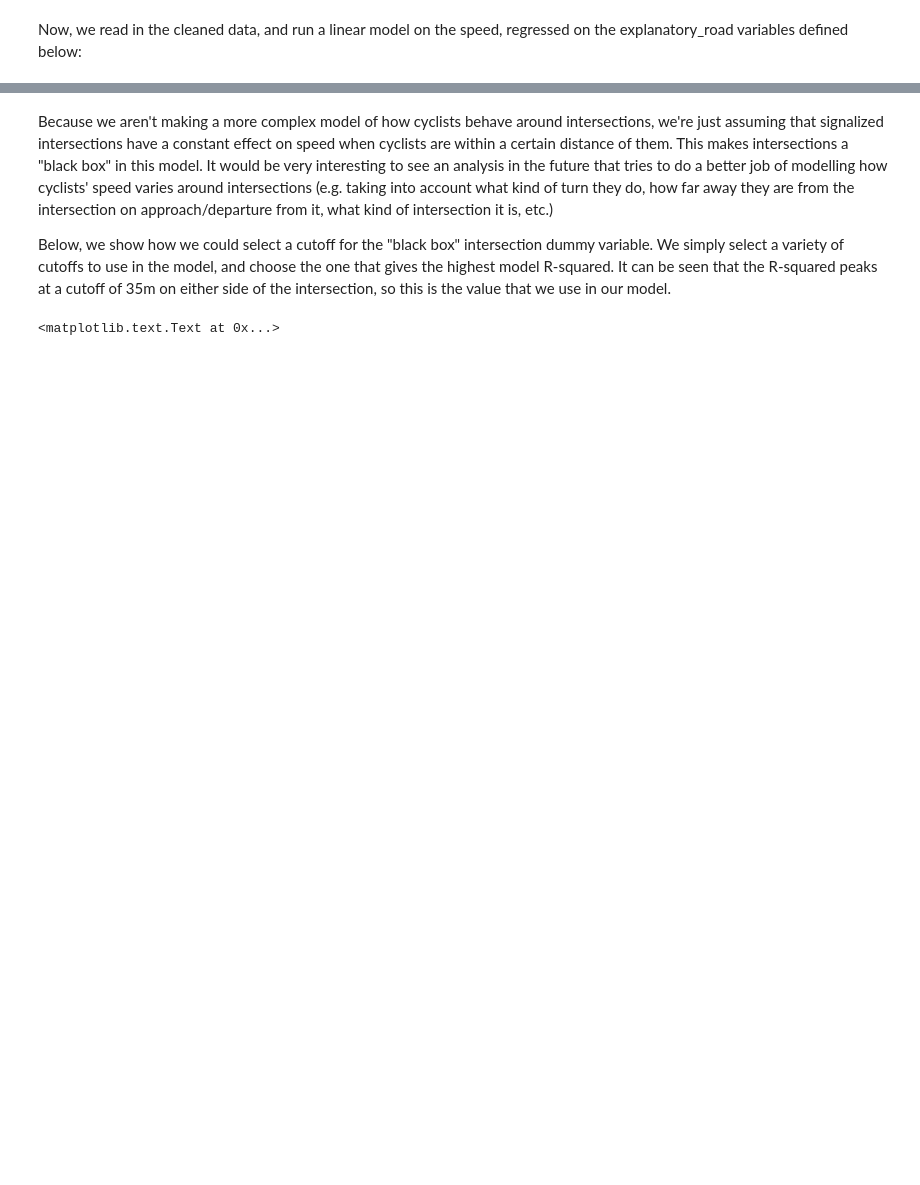
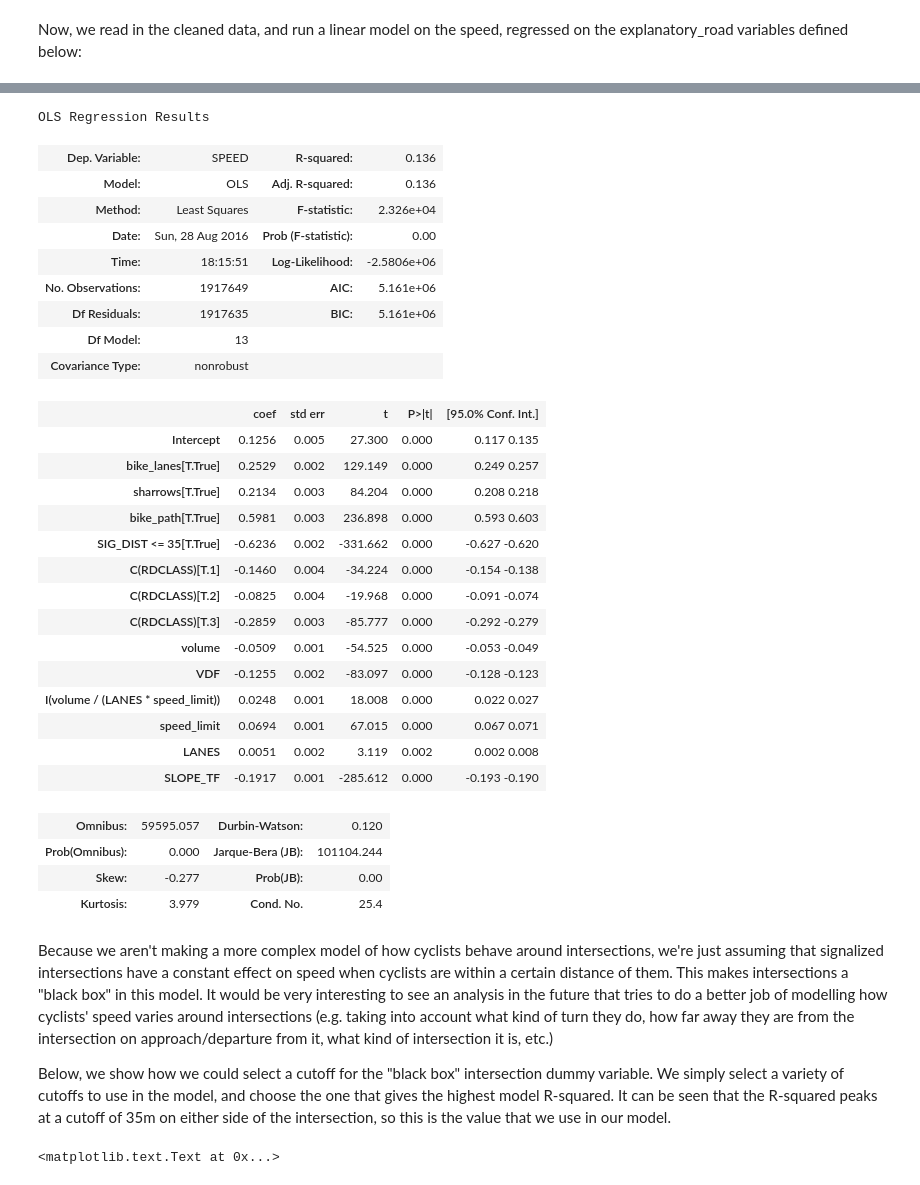
Before and after one commit to aclarry/toronto-cycling-speed-analysis, a Jupyter notebook: Speed Analysis.ipynb, the cells around one changed output, grey strips where cells are left out. Cells and saved outputs as stored; diff of their text form; code cells hidden in the pictures; blank space fills up the shorter version.

```diff
--- a/Speed Analysis.ipynb
+++ b/Speed Analysis.ipynb
@@ -88,6 +92,43 @@ OLS Regression Results
 | Prob(Omnibus): | 0.000 | Jarque-Bera (JB): | 101106.655 |
 | Skew: | -0.278 | Prob(JB): | 0.00 |
 | Kurtosis: | 3.978 | Cond. No. | 2.84e+04 |
+# %%
+normalized_data = data.copy()
+normalize_vars = ["SPEED", "volume", "speed_limit", "SLOPE_TF", "VDF"]
+normalized_data.loc[:, normalize_vars] = preprocessing.StandardScaler().fit_transform(data.loc[:, normalize_vars])
+
+model = sm.ols(formula=formula, data=normalized_data).fit()
+model.summary()
+# %% [output]
+OLS Regression Results
+| Dep. Variable: | SPEED | R-squared: | 0.136 |
+| Model: | OLS | Adj. R-squared: | 0.136 |
+| Method: | Least Squares | F-statistic: | 2.326e+04 |
+| Date: | Sun, 28 Aug 2016 | Prob (F-statistic): | 0.00 |
+| Time: | 18:15:51 | Log-Likelihood: | -2.5806e+06 |
+| No. Observations: | 1917649 | AIC: | 5.161e+06 |
+| Df Residuals: | 1917635 | BIC: | 5.161e+06 |
+| Df Model: | 13 |  |  |
+| Covariance Type: | nonrobust |  |  |
+|  | coef | std err | t | P>|t| | [95.0% Conf. Int.] |
+| Intercept | 0.1256 | 0.005 | 27.300 | 0.000 | 0.117 0.135 |
+| bike_lanes[T.True] | 0.2529 | 0.002 | 129.149 | 0.000 | 0.249 0.257 |
+| sharrows[T.True] | 0.2134 | 0.003 | 84.204 | 0.000 | 0.208 0.218 |
+| bike_path[T.True] | 0.5981 | 0.003 | 236.898 | 0.000 | 0.593 0.603 |
+| SIG_DIST <= 35[T.True] | -0.6236 | 0.002 | -331.662 | 0.000 | -0.627 -0.620 |
+| C(RDCLASS)[T.1] | -0.1460 | 0.004 | -34.224 | 0.000 | -0.154 -0.138 |
+| C(RDCLASS)[T.2] | -0.0825 | 0.004 | -19.968 | 0.000 | -0.091 -0.074 |
+| C(RDCLASS)[T.3] | -0.2859 | 0.003 | -85.777 | 0.000 | -0.292 -0.279 |
+| volume | -0.0509 | 0.001 | -54.525 | 0.000 | -0.053 -0.049 |
+| VDF | -0.1255 | 0.002 | -83.097 | 0.000 | -0.128 -0.123 |
+| I(volume / (LANES * speed_limit)) | 0.0248 | 0.001 | 18.008 | 0.000 | 0.022 0.027 |
+| speed_limit | 0.0694 | 0.001 | 67.015 | 0.000 | 0.067 0.071 |
+| LANES | 0.0051 | 0.002 | 3.119 | 0.002 | 0.002 0.008 |
+| SLOPE_TF | -0.1917 | 0.001 | -285.612 | 0.000 | -0.193 -0.190 |
+| Omnibus: | 59595.057 | Durbin-Watson: | 0.120 |
+| Prob(Omnibus): | 0.000 | Jarque-Bera (JB): | 101104.244 |
+| Skew: | -0.277 | Prob(JB): | 0.00 |
+| Kurtosis: | 3.979 | Cond. No. | 25.4 |
 # %% [markdown]
 Because we aren't making a more complex model of how cyclists behave around intersections,
 we're just assuming that signalized intersections have a constant effect on speed when cyclists
```
Also changed, not shown: parts of 8 cells of this notebook.
